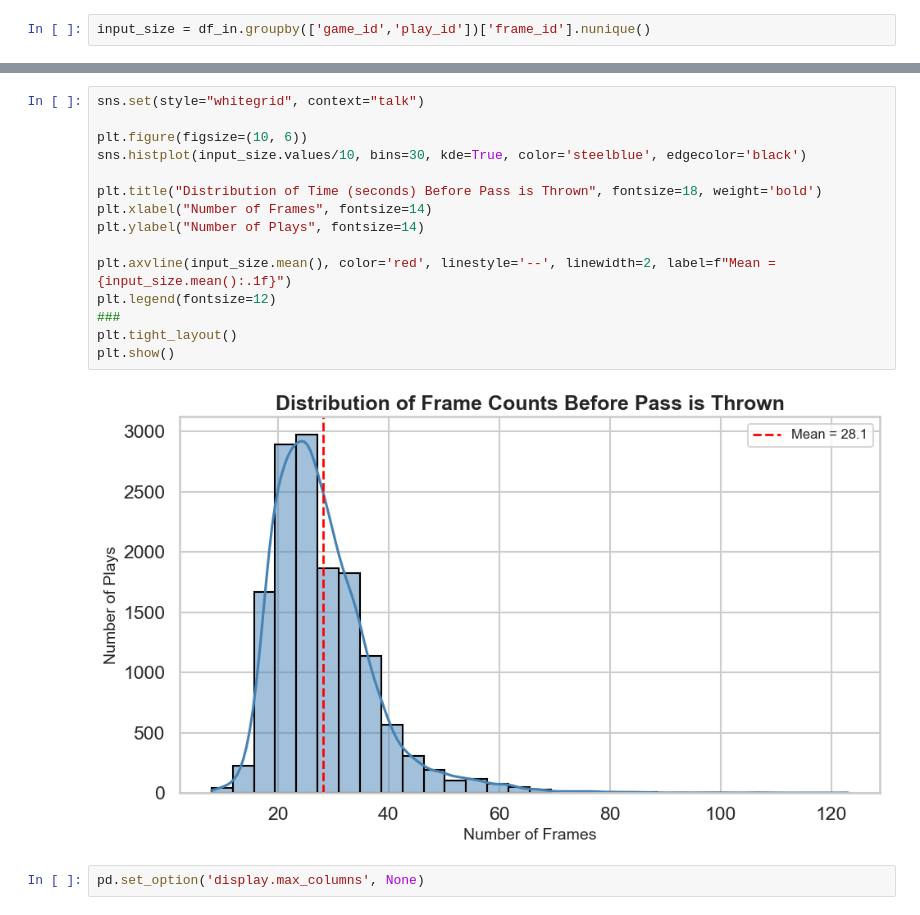
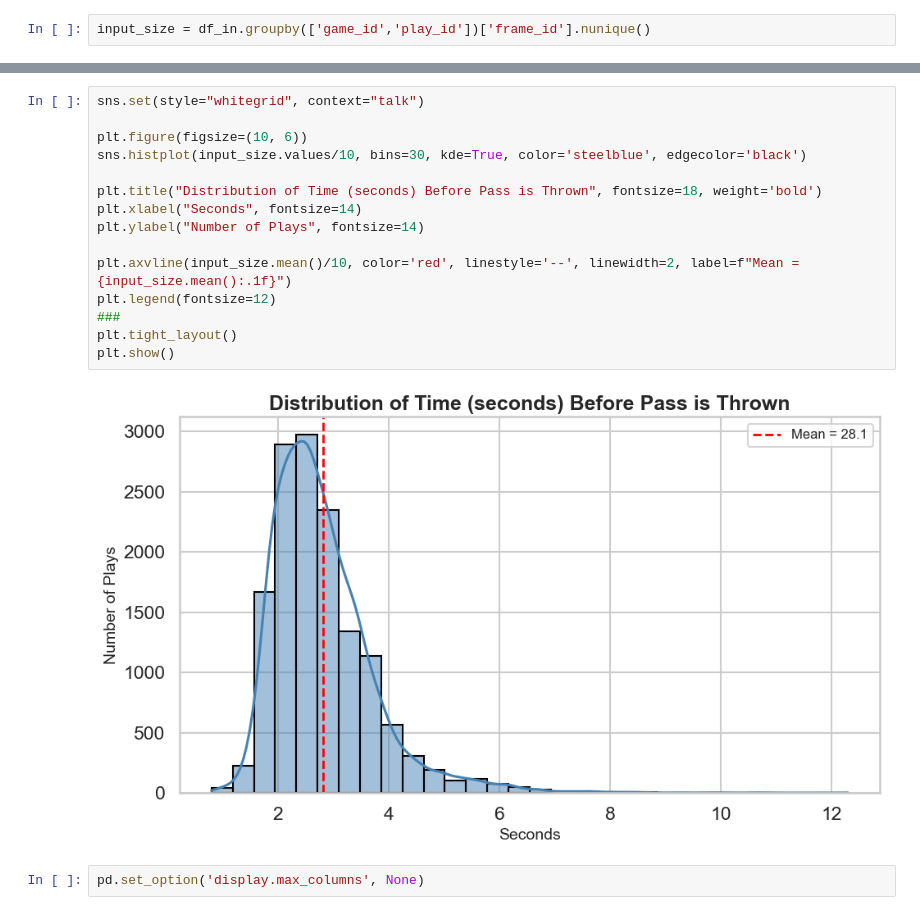
Before and after one commit to Erdos-Projects/fall-2025-nfl-databowl, a Jupyter notebook: data_analysis.ipynb, the cells around one changed output, grey strips where cells are left out. Cells and saved outputs as stored; diff of their text form.

```diff
--- a/data_analysis.ipynb
+++ b/data_analysis.ipynb
@@ -62,20 +78,20 @@ input_size = df_in.groupby(['game_id','play_id'])['frame_id'].nunique()
 # %%
 sns.set(style="whitegrid", context="talk")
 
 plt.figure(figsize=(10, 6))
 sns.histplot(input_size.values/10, bins=30, kde=True, color='steelblue', edgecolor='black')
 
 plt.title("Distribution of Time (seconds) Before Pass is Thrown", fontsize=18, weight='bold')
-plt.xlabel("Number of Frames", fontsize=14)
+plt.xlabel("Seconds", fontsize=14)
 plt.ylabel("Number of Plays", fontsize=14)
 
-plt.axvline(input_size.mean(), color='red', linestyle='--', linewidth=2, label=f"Mean = {input_size.mean():.1f}")
+plt.axvline(input_size.mean()/10, color='red', linestyle='--', linewidth=2, label=f"Mean = {input_size.mean():.1f}")
 plt.legend(fontsize=12)
 ###
 plt.tight_layout()
 plt.show()
 # %% [output]
-[figure, old version]
+[figure, new version]
 # %%
 pd.set_option('display.max_columns', None)
 # %%
```
Also changed, not shown: parts of 8 cells of this notebook, 1 other file.
